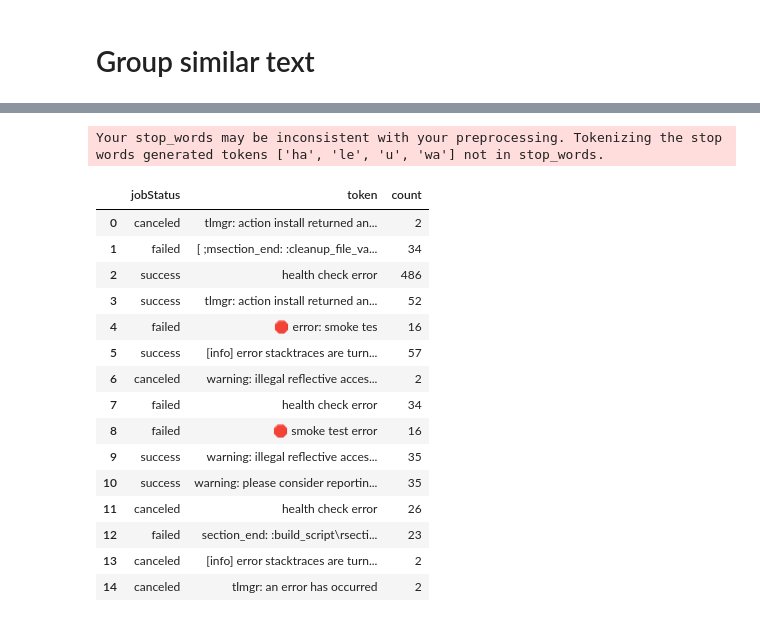
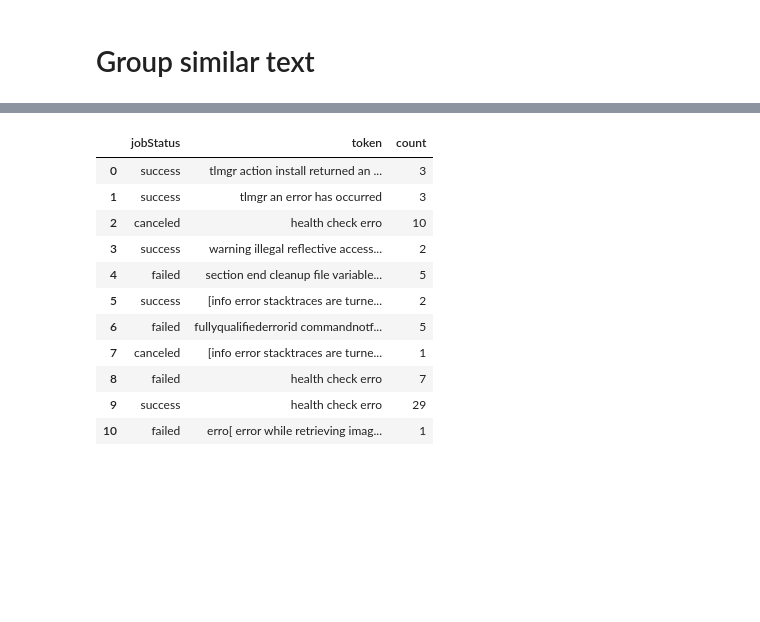
Before and after one commit to cannavit/cryptofunnycats-api-, a Jupyter notebook: src/services/gitlabLogsColletor/pythonMining/02-logsAnalysis.ipynb, the cells around one changed output, grey strips where cells are left out. Drawn from its saved outputs; the diff is of its cells as text; code cells hidden in the pictures; blank space fills up the shorter version.

```diff
--- a/src/services/gitlabLogsColletor/pythonMining/02-logsAnalysis.ipynb
+++ b/src/services/gitlabLogsColletor/pythonMining/02-logsAnalysis.ipynb
@@ -218,13 +210,17 @@ def getErrorText(texto):
     nuevo_texto = re.sub('http\S+', ' ', nuevo_texto)
     nuevo_texto = nuevo_texto.split(sep = '\n');
 
+
     whiteList = ["error"]; newTextList = []; nuevoTexto = ""
     for text in nuevo_texto:
         for listI in whiteList:
             if listI in text:
                 #! Remove special characters
                 regex = '[\\!\\"\\#\\>\\<\\$\\%\\&\\\'\\(\\)\\*\\+\\,\\;\\\\\]\\<\\=\\,\\>\\?\\:\\-\\|\\@\\@\\\\^_\\`\\{\\|\\}\\~]'
+                text = re.sub(regex , ' ', text)
+
                 text = re.sub('http\S+', ' ', text)
+
                 #! Remove numbers
                 text = re.sub('\d+', ' ', text)
                 #! remove date
@@ -242,6 +238,8 @@ def getErrorText(texto):
 
                 if not text in newTextList:
                     #! cut string.
+                    text = text.strip()
+                    text.replace('[','').replace(']','')
                     text = text[0:text.find(".")]
                     nuevoTexto = nuevoTexto + "\n" + text
 
@@ -250,6 +248,8 @@ def getErrorText(texto):
                 newTextList = [string for string in newTextList if string.strip()]# Remove multiple empty spaces from string List
                 newTextList = [string for string in newTextList if string != " "] # Delete empty strings
                 newTextList = [string for string in newTextList if string != ""] # Delete empty strings
+                newTextList = [string for string in newTextList if (len(string) > 2)] # Eliminación de tokens con una longitud < 2 o que se encuentren en la lista de palabras ignoradas
+
                 unics = set(); newTextList = [string for string in newTextList if string not in unics and (unics.add(string) or True)] # Delete duplicate data
 
     return newTextList
@@ -408,7 +410,7 @@ temp_df.reset_index().groupby("jobStatus")["token"].agg(['mean', 'std'])
 # %%
 # Top 50 palabras más utilizadas por cada evento
 # ==============================================================================
-jobs_tidy_text = jobs_tidy.groupby(['jobStatus','token'])['token'] \
+jobs_tidy_text = jobs_tidy.groupby(['jobStatus','token','commitMessage', 'jobStage', 'jobName'])['token'] \
  .count() \
  .reset_index(name='count') \
  .groupby('jobStatus') \
@@ -438,49 +466,61 @@ jobs_tidy_text
 # Group similar text
 # %%
 # Collect data
+# https://sites.temple.edu/tudsc/2017/03/30/measuring-similarity-between-texts-in-python/
 #================================================================================
 def StemTokens(tokens):
     return [stemmer.stem(token) for token in tokens]
+remove_punct_dict = dict((ord(punct), None) for punct in string.punctuation)
+
 def StemNormalize(text):
     return StemTokens(nltk.word_tokenize(text.lower().translate(remove_punct_dict)))
+nltk.download('wordnet') # first-time use only
+lemmer = nltk.stem.WordNetLemmatizer()
+
 def LemTokens(tokens):
     return [lemmer.lemmatize(token) for token in tokens]
+remove_punct_dict = dict((ord(punct), None) for punct in string.punctuation)
+
 def LemNormalize(text):
     return LemTokens(nltk.word_tokenize(text.lower().translate(remove_punct_dict)))
+
+LemVectorizer = CountVectorizer(tokenizer=LemNormalize, stop_words='english')
+
+
 def idf(n,df):
     result = math.log((n+1.0)/(df+1.0)) + 1
     return result
 
-def groupDataFrame(df_stps2, jobStatusUnique, similarity):
+
+def groupDataFrame(jobs_tidy_text, jobStatusUnique, similarity):
     countI = -1
     data = []
 
     for status in jobStatusUnique:
-        jobs_tidy.groupby(by='jobStatus')['token'].nunique()
         jobs_temp = jobs_tidy_text[jobs_tidy_text["jobStatus"] == status]
         documents = jobs_temp['token'].to_list()
         countX = jobs_temp['count'].to_list()
-        stemmer = nltk.stem.porter.PorterStemmer()
-        remove_punct_dict = dict((ord(punct), None) for punct in string.punctuation)
-        lemmer = nltk.stem.WordNetLemmatizer()
-        remove_punct_dict = dict((ord(punct), None) for punct in string.punctuation)
 
-        LemVectorizer = CountVectorizer(tokenizer=LemNormalize, stop_words='english')
+        # commitMessage =  getTextFilter(jobs_temp['commitMessage'].to_list()) #TODO
         if len(documents) > 0:
+            LemVectorizer = CountVectorizer(tokenizer=LemNormalize, stop_words='english')
             LemVectorizer.fit_transform(documents)
             tf_matrix = LemVectorizer.transform(documents).toarray()
             tfidfTran = TfidfTransformer(norm="l2")
+            tfidfTran.fit(tf_matrix)
+            tfidf_matrix = tfidfTran.transform(tf_matrix)
             cos_similarity_matrix = (tfidf_matrix * tfidf_matrix.T).toarray()
-            # Collect unics data
+
+            # Collect unics data.
             for i in range(0,len(cos_similarity_matrix)):
                 countData = 0
-                docum = ""
                 for i2 in range(0,len(cos_similarity_matrix)):
                     if cos_similarity_matrix[i,i2] > similarity:
                         token = documents[i2]
                         countData = countData + countX[i2] # Get total of events
                 d = [status, token, countData]
                 data.append(d)
+
     data =list(map(list,set(map(tuple,data)))) # Deleret duplicate data
 
 
@@ -491,15 +531,17 @@ def groupDataFrame(df_stps2, jobStatusUnique, similarity):
     else:
         df_STPS.append(df_stps)
     return df_STPS
+    #     LemVectorizer
 
-
-df_stps = groupDataFrame(pd.DataFrame( columns = ['jobStatus', 'token', 'count']),
+df_stps = groupDataFrame(pd.DataFrame(jobs_tidy_text,columns = ['jobStatus', 'token', 'count','commitMessage']),
     jobs["jobStatus"].unique().tolist(),
     similarity
     )
 
-print("=======================================")
-print("Text related to a similarity of:")
-print("=======================================")
+
+# print("=======================================")
+# print("Text related to a similarity of:")
+# print("=======================================")
+
 df_stps
 # %% [output]
@@ -509,17 +559,12 @@ Text related to a similarity of:
-Your stop_words may be inconsistent with your preprocessing. Tokenizing the stop words generated tokens ['ha', 'le', 'u', 'wa'] not in stop_words.
 |  | jobStatus | token | count |
-| 0 | canceled | tlmgr: action install returned an... | 2 |
-| 1 | failed | [ ;msection_end: :cleanup_file_va... | 34 |
-| 2 | success | health check error | 486 |
-| 3 | success | tlmgr: action install returned an... | 52 |
-| 4 | failed | 🛑 error: smoke tes | 16 |
-| 5 | success | [info] error stacktraces are turn... | 57 |
-| 6 | canceled | warning: illegal reflective acces... | 2 |
-| 7 | failed | health check error | 34 |
-| 8 | failed | 🛑 smoke test error | 16 |
-| 9 | success | warning: illegal reflective acces... | 35 |
-| 10 | success | warning: please consider reportin... | 35 |
-| 11 | canceled | health check error | 26 |
-| 12 | failed | section_end: :build_script\rsecti... | 23 |
-| 13 | canceled | [info] error stacktraces are turn... | 2 |
-| 14 | canceled | tlmgr: an error has occurred | 2 |
+| 0 | success | tlmgr action install returned an ... | 3 |
+| 1 | success | tlmgr an error has occurred | 3 |
+| 2 | canceled | health check erro | 10 |
+| 3 | success | warning illegal reflective access... | 2 |
+| 4 | failed | section end cleanup file variable... | 5 |
+| 5 | success | [info error stacktraces are turne... | 2 |
+| 6 | failed | fullyqualifiederrorid commandnotf... | 5 |
+| 7 | canceled | [info error stacktraces are turne... | 1 |
+| 8 | failed | health check erro | 7 |
+| 9 | success | health check erro | 29 |
+| 10 | failed | erro[ error while retrieving imag... | 1 |
```
Also changed, not shown: parts of 14 cells of this notebook.
